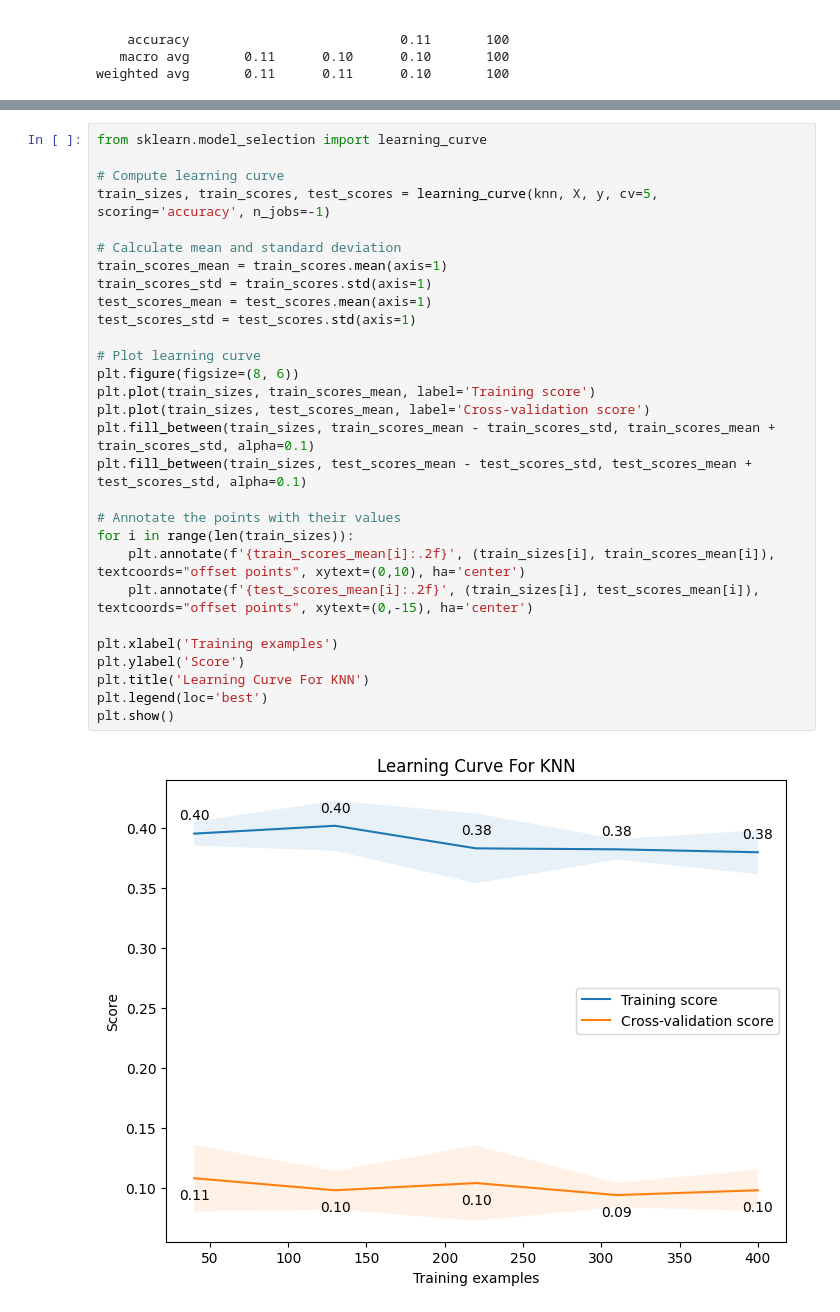
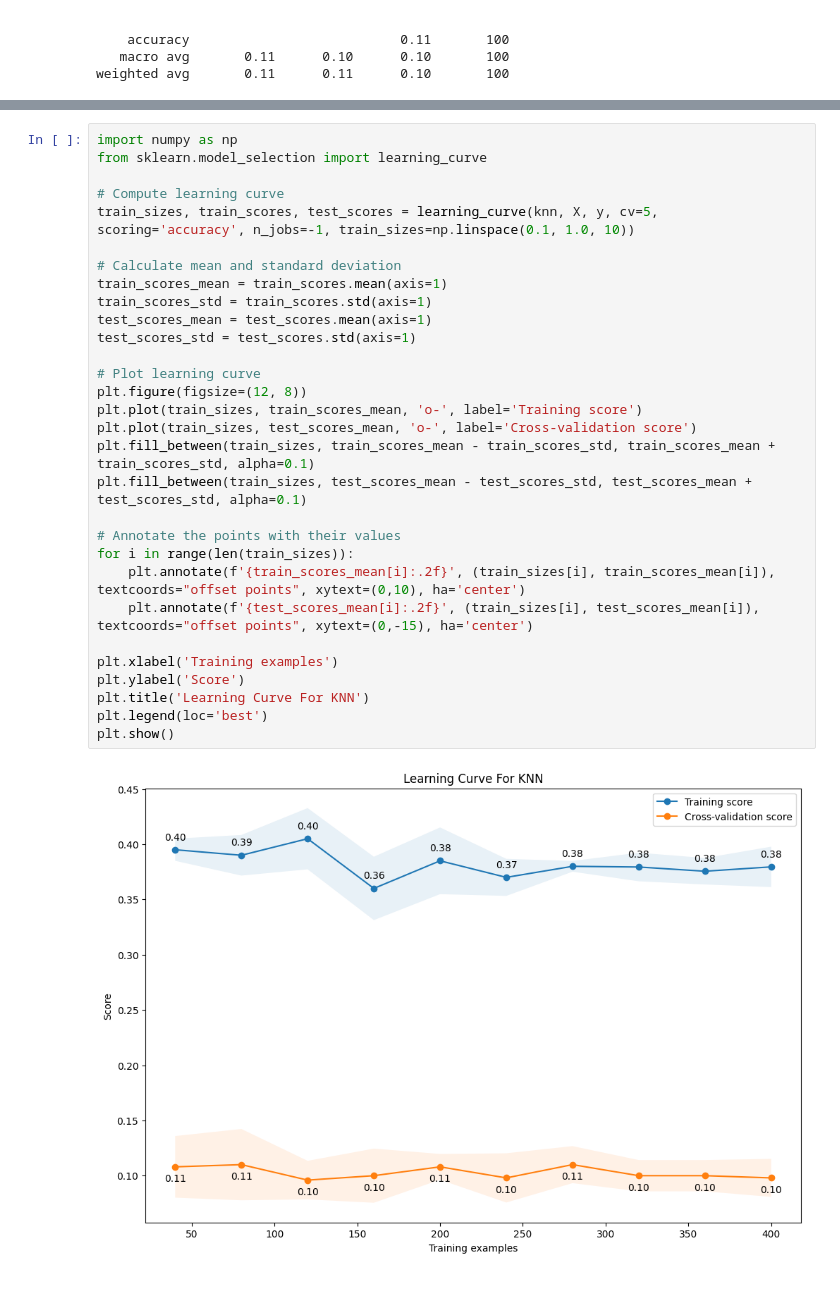
Before and after one commit to J0hun1/AI_CaseStudy_01, a Jupyter notebook: notebooks/KNN.ipynb, the cells around one changed output, grey strips where cells are left out. Drawn from its saved outputs; the diff is of its cells as text.

```diff
--- a/notebooks/KNN.ipynb
+++ b/notebooks/KNN.ipynb
@@ -147,31 +137,32 @@ plt.show()
 # %%
+import numpy as np
 from sklearn.model_selection import learning_curve
 
 # Compute learning curve
-train_sizes, train_scores, test_scores = learning_curve(knn, X, y, cv=5, scoring='accuracy', n_jobs=-1)
+train_sizes, train_scores, test_scores = learning_curve(knn, X, y, cv=5, scoring='accuracy', n_jobs=-1, train_sizes=np.linspace(0.1, 1.0, 10))
 
 # Calculate mean and standard deviation
 train_scores_mean = train_scores.mean(axis=1)
 train_scores_std = train_scores.std(axis=1)
 test_scores_mean = test_scores.mean(axis=1)
 test_scores_std = test_scores.std(axis=1)
 
 # Plot learning curve
-plt.figure(figsize=(8, 6))
-plt.plot(train_sizes, train_scores_mean, label='Training score')
-plt.plot(train_sizes, test_scores_mean, label='Cross-validation score')
+plt.figure(figsize=(12, 8))
+plt.plot(train_sizes, train_scores_mean, 'o-', label='Training score')
+plt.plot(train_sizes, test_scores_mean, 'o-', label='Cross-validation score')
 plt.fill_between(train_sizes, train_scores_mean - train_scores_std, train_scores_mean + train_scores_std, alpha=0.1)
 plt.fill_between(train_sizes, test_scores_mean - test_scores_std, test_scores_mean + test_scores_std, alpha=0.1)
 
 # Annotate the points with their values
 for i in range(len(train_sizes)):
     plt.annotate(f'{train_scores_mean[i]:.2f}', (train_sizes[i], train_scores_mean[i]), textcoords="offset points", xytext=(0,10), ha='center')
     plt.annotate(f'{test_scores_mean[i]:.2f}', (train_sizes[i], test_scores_mean[i]), textcoords="offset points", xytext=(0,-15), ha='center')
 
 plt.xlabel('Training examples')
 plt.ylabel('Score')
 plt.title('Learning Curve For KNN')
 plt.legend(loc='best')
 plt.show()
 # %% [output]
-[figure, old version]
+[figure, new version]
```
Also changed, not shown: parts of 3 cells of this notebook, 2 other files.
